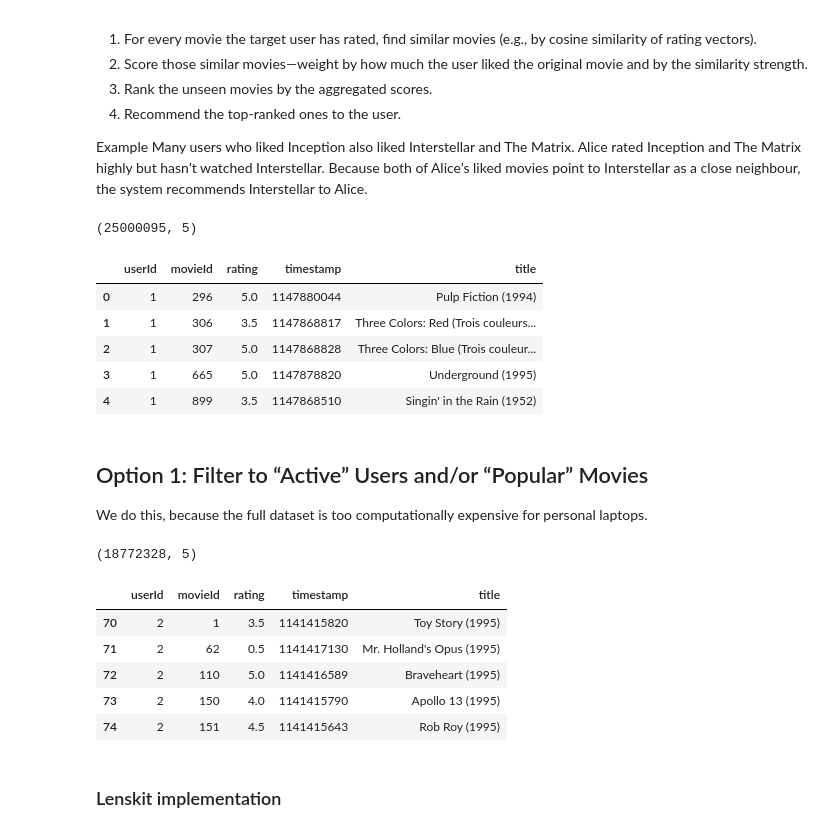
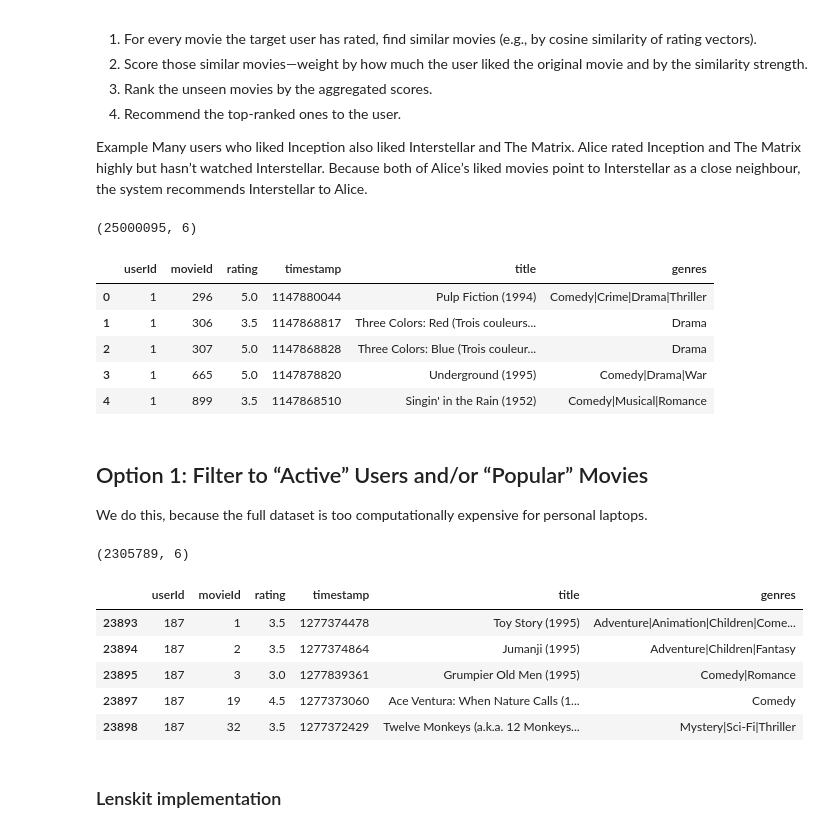
Before and after one commit to cellularegg/uas-soe-python-ss-2025, a Jupyter notebook: models/itembasecollfiltering.ipynb, the cells around one changed output. Cells and saved outputs as stored; diff of their text form; code cells hidden in the pictures.

```diff
--- a/models/itembasecollfiltering.ipynb
+++ b/models/itembasecollfiltering.ipynb
@@ -21,18 +21,18 @@ movies = pd.read_csv("../data/csv/movies.csv")
 ratings = pd.read_csv("../data/csv/ratings.csv")
 # %%
 # Merge ratings with movie titles
-movies_ratings = ratings.merge(movies[['movieId', 'title']], on='movieId', how='left')
+movies_ratings = ratings.merge(movies[['movieId', 'title', 'genres']], on='movieId', how='left')
 
 print(movies_ratings.shape)
 movies_ratings.head()
 # %% [output]
-(25000095, 5)
+(25000095, 6)
-|  | userId | movieId | rating | timestamp | title |
-| 0 | 1 | 296 | 5.0 | 1147880044 | Pulp Fiction (1994) |
-| 1 | 1 | 306 | 3.5 | 1147868817 | Three Colors: Red (Trois couleurs... |
-| 2 | 1 | 307 | 5.0 | 1147868828 | Three Colors: Blue (Trois couleur... |
-| 3 | 1 | 665 | 5.0 | 1147878820 | Underground (1995) |
-| 4 | 1 | 899 | 3.5 | 1147868510 | Singin' in the Rain (1952) |
+|  | userId | movieId | rating | timestamp | title | genres |
+| 0 | 1 | 296 | 5.0 | 1147880044 | Pulp Fiction (1994) | Comedy|Crime|Drama|Thriller |
+| 1 | 1 | 306 | 3.5 | 1147868817 | Three Colors: Red (Trois couleurs... | Drama |
+| 2 | 1 | 307 | 5.0 | 1147868828 | Three Colors: Blue (Trois couleur... | Drama |
+| 3 | 1 | 665 | 5.0 | 1147878820 | Underground (1995) | Comedy|Drama|War |
+| 4 | 1 | 899 | 3.5 | 1147868510 | Singin' in the Rain (1952) | Comedy|Musical|Romance |
 # %% [markdown]
 ## Option 1: Filter to “Active” Users and/or “Popular” Movies
 
@@ -40,11 +40,11 @@ We do this, because the full dataset is too computationally expensive for person
 # %%
 # Keep users with at least 500 ratings
 user_counts = movies_ratings['userId'].value_counts()
-active_users = user_counts[user_counts >= 100].index
+active_users = user_counts[user_counts >= 500].index
 
 # Keep movies with at least 1000 ratings
 movie_counts = movies_ratings['movieId'].value_counts()
-popular_movies = movie_counts[movie_counts >= 500].index
+popular_movies = movie_counts[movie_counts >= 1000].index
 
 # Filter the DataFrame
 movies_ratings_filtered = movies_ratings[
@@ -55,13 +55,13 @@ movies_ratings_filtered = movies_ratings[
 print(movies_ratings_filtered.shape)
 movies_ratings_filtered.head()
 # %% [output]
-(18772328, 5)
+(2305789, 6)
-|  | userId | movieId | rating | timestamp | title |
-| 70 | 2 | 1 | 3.5 | 1141415820 | Toy Story (1995) |
-| 71 | 2 | 62 | 0.5 | 1141417130 | Mr. Holland's Opus (1995) |
-| 72 | 2 | 110 | 5.0 | 1141416589 | Braveheart (1995) |
-| 73 | 2 | 150 | 4.0 | 1141415790 | Apollo 13 (1995) |
-| 74 | 2 | 151 | 4.5 | 1141415643 | Rob Roy (1995) |
+|  | userId | movieId | rating | timestamp | title | genres |
+| 23893 | 187 | 1 | 3.5 | 1277374478 | Toy Story (1995) | Adventure|Animation|Children|Come... |
+| 23894 | 187 | 2 | 3.5 | 1277374864 | Jumanji (1995) | Adventure|Children|Fantasy |
+| 23895 | 187 | 3 | 3.0 | 1277839361 | Grumpier Old Men (1995) | Comedy|Romance |
+| 23897 | 187 | 19 | 4.5 | 1277373060 | Ace Ventura: When Nature Calls (1... | Comedy |
+| 23898 | 187 | 32 | 3.5 | 1277372429 | Twelve Monkeys (a.k.a. 12 Monkeys... | Mystery|Sci-Fi|Thriller |
 # %% [markdown]
 ### Lenskit implementation
 # %%
```
Also changed, not shown: parts of 22 cells of this notebook.
